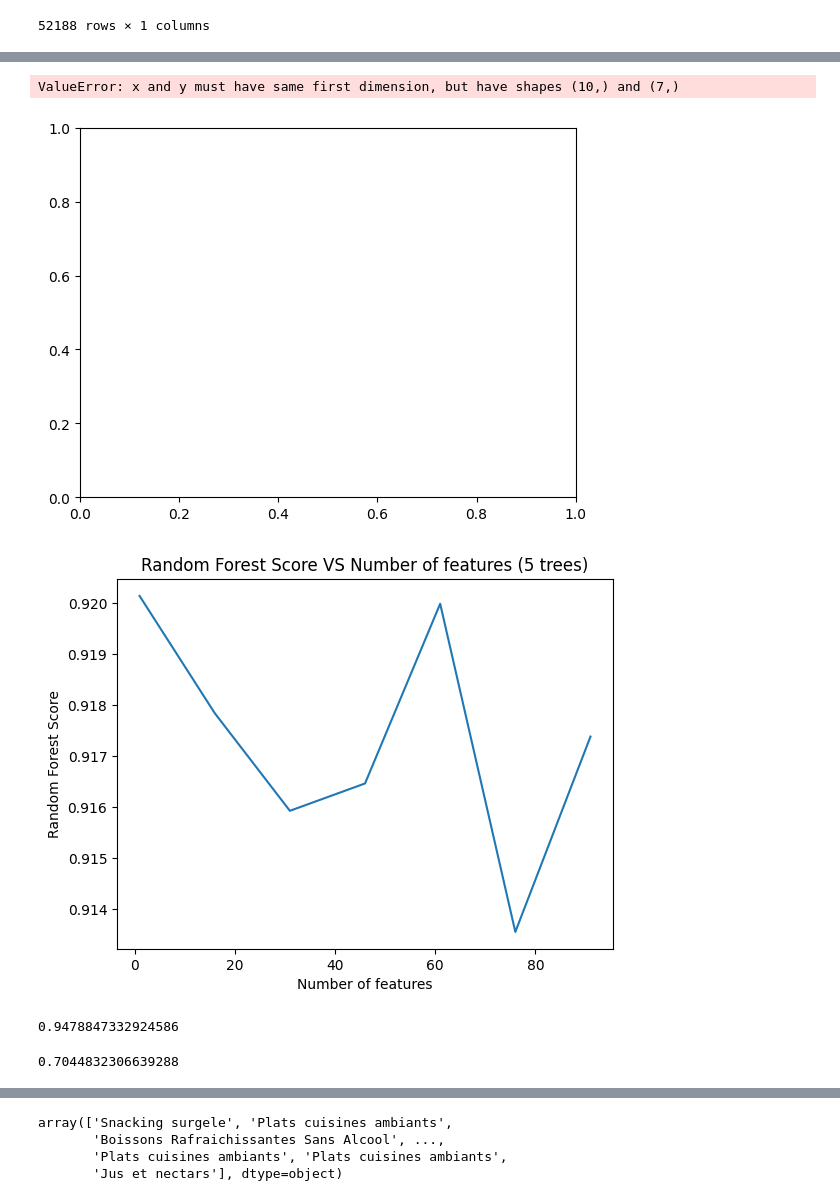
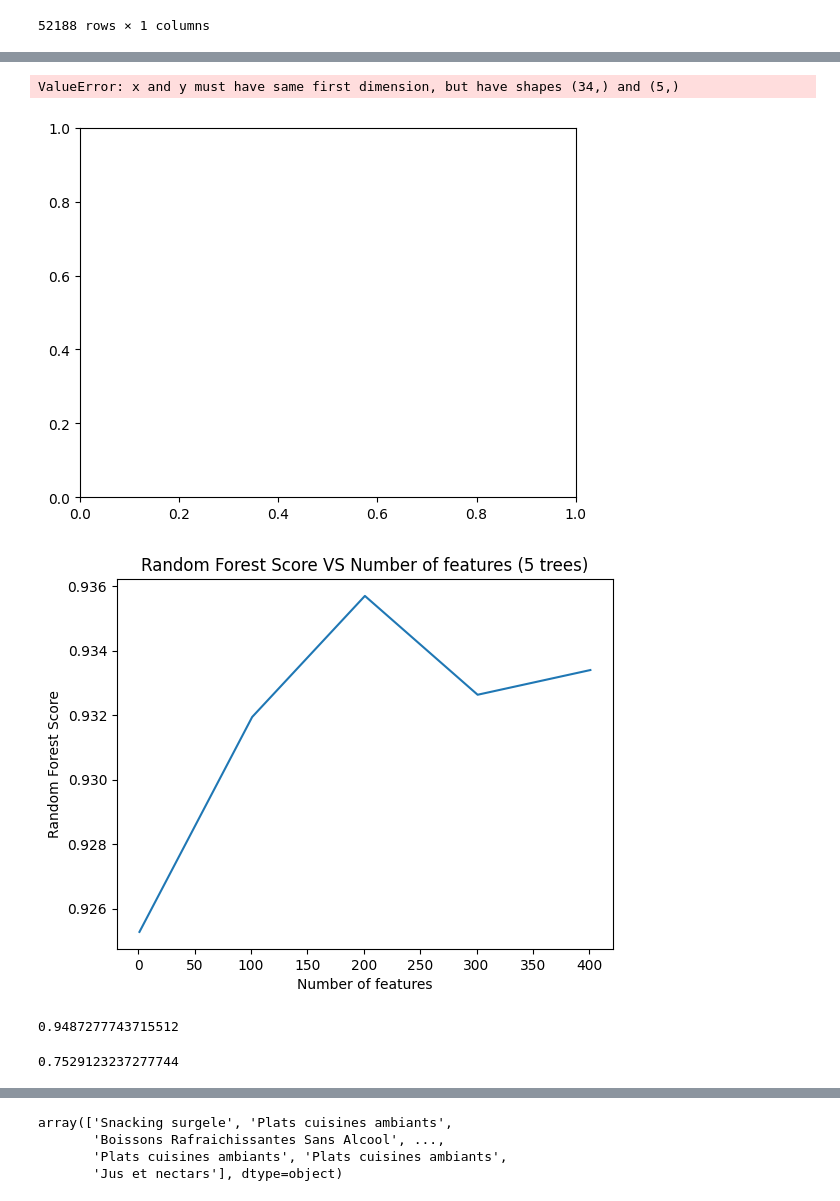
Before and after one commit to Thomasaujoux/food-classification, a Jupyter notebook: models/random_forest.ipynb, the cells around one changed output, grey strips where cells are left out. Saved outputs shown, nothing was run; the diff lists cells and outputs as text; code cells hidden in the pictures.

```diff
--- a/models/random_forest.ipynb
+++ b/models/random_forest.ipynb
@@ -10,3 +10,13 @@ df.head()
 | 2 | 450 | Produits laitiers et desserts frais | fruit |
 | 3 | 450 | Produits laitiers et desserts frais | creme |
 | 4 | 450 | Produits laitiers et desserts frais | epaississants |
+# %%
+import pandas as pd
+df = pd.read_csv(r'C:\Users\Thomas Aujoux\Documents\GitHub\food-classification\data_preparation\clean.csv')
+#df = df.drop('Unnamed: 3', axis=1)
+df = df.drop('Unnamed: 0', axis=1)
+df.head()
+# %%
+#df = df.drop('Unnamed: 3', axis=1)
+df = df.drop('Unnamed: 0', axis=1)
+df.head()
@@ -186,8 +206,8 @@ plt.show()
 # %%
 opt_table_n_features=list()
 n_estimators= 15
-n_features=100
-for i in range(1,n_features, 15):
+n_features=500
+for i in range(1,n_features, 100):
     forest=RFC(n_estimators=n_estimators,max_features=i)
     forest.fit(X_train,y_train)
     output=forest.predict(X_test)
@@ -198,34 +218,34 @@ plt.ylabel('Random Forest Score')
 plt.title('Random Forest Score VS Number of features (5 trees)')
 plt.show()
 # %% [output]
-ValueError: x and y must have same first dimension, but have shapes (10,) and (7,)
+ValueError: x and y must have same first dimension, but have shapes (34,) and (5,)
 [figure]
 # %%
-plt.plot(range(1,n_features,15), opt_table_n_features)
+plt.plot(range(1,n_features,100), opt_table_n_features)
 plt.xlabel('Number of features')
 plt.ylabel('Random Forest Score')
 plt.title('Random Forest Score VS Number of features (5 trees)')
 plt.show()
 # %% [output]
-[figure, old version]
+[figure, new version]
 # %%
 
 
-forest=RFC(n_estimators=500,max_features=5)
+forest=RFC(n_estimators=500,max_features=200)
 forest.fit(X_train,y_train)
 output=forest.predict(X_test)
 metrics.accuracy_score(y_test, output)
 # %% [output]
-0.9478847332924586
+0.9487277743715512
 # %%
 
 
-forest=RFC(n_estimators=2,max_features=5)
+forest=RFC(n_estimators=1,max_features=5)
 forest.fit(X_train,y_train)
 output=forest.predict(X_test)
 metrics.accuracy_score(y_test, output)
 # %% [output]
-0.7044832306639288
+0.7529123237277744
 # %%
 import numpy as np
 
```
Also changed, not shown: parts of 35 cells of this notebook, 6 other files.
